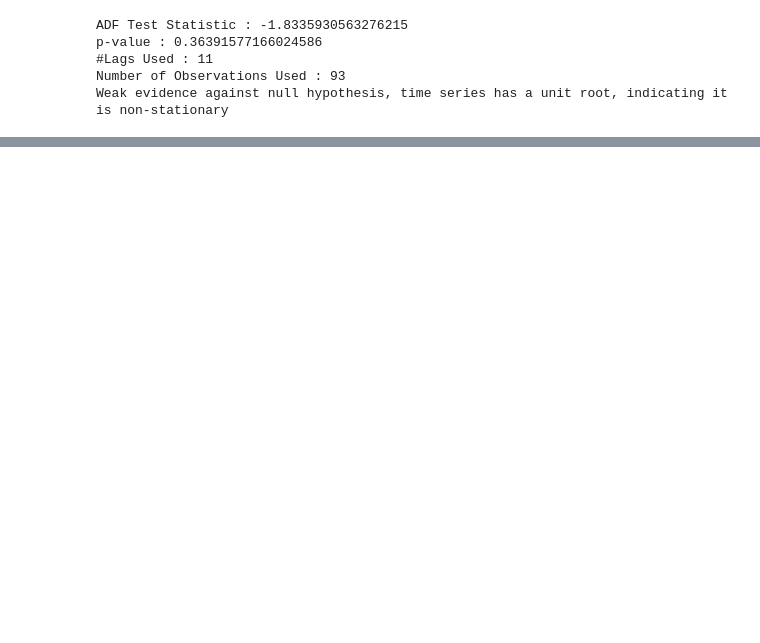
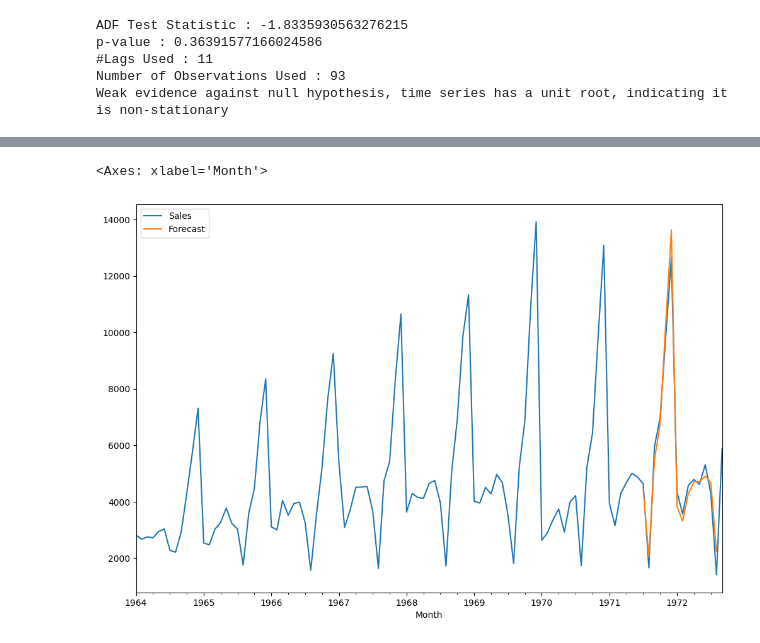
Before and after one commit to iamram33z/monthly-sales-forecasting, a Jupyter notebook: Notebooks/trial.ipynb, the cells around one changed output, grey strips where cells are left out. Saved outputs shown, nothing was run; the diff lists cells and outputs as text; code cells hidden in the pictures; blank space fills up the shorter version.

```diff
--- a/Notebooks/trial.ipynb
+++ b/Notebooks/trial.ipynb
@@ -136,0 +234,11 @@ Weak evidence against null hypothesis, time series has a unit root, indicating i
+# %%
+# Forecast
+model = sm.tsa.statespace.SARIMAX(df['Sales'], order=(1, 1, 1), seasonal_order=(1, 1, 1, 12))
+results = model.fit()
+# %%
+# Plot
+df ['Forecast'] = results.predict (start=90, end=103, dynamic=True)
+df [['Sales', 'Forecast']].plot(figsize=(12, 8))
+# %% [output]
+<Axes: xlabel='Month'>
+[figure, added]
```
Also changed, not shown: parts of 15 cells of this notebook.
